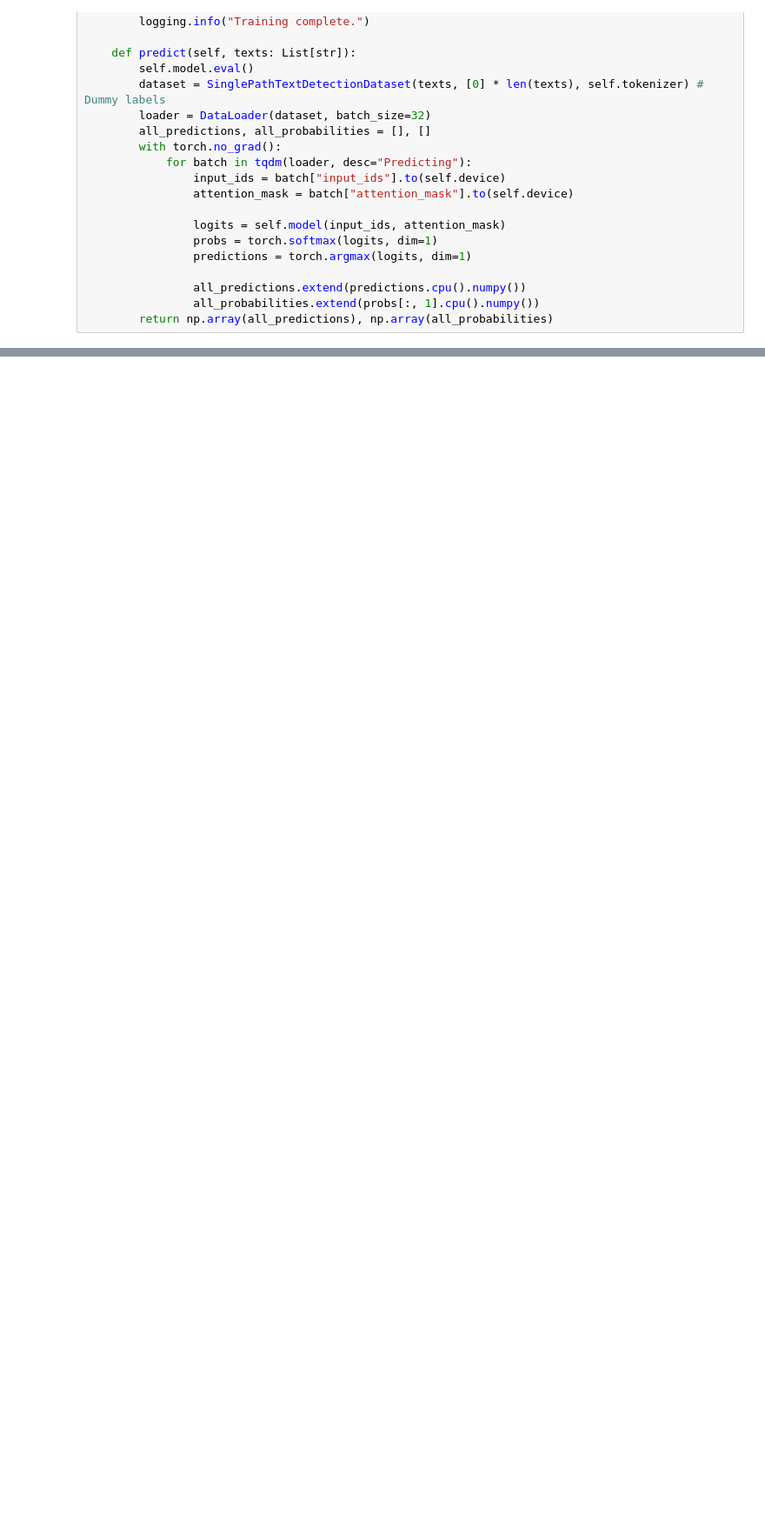
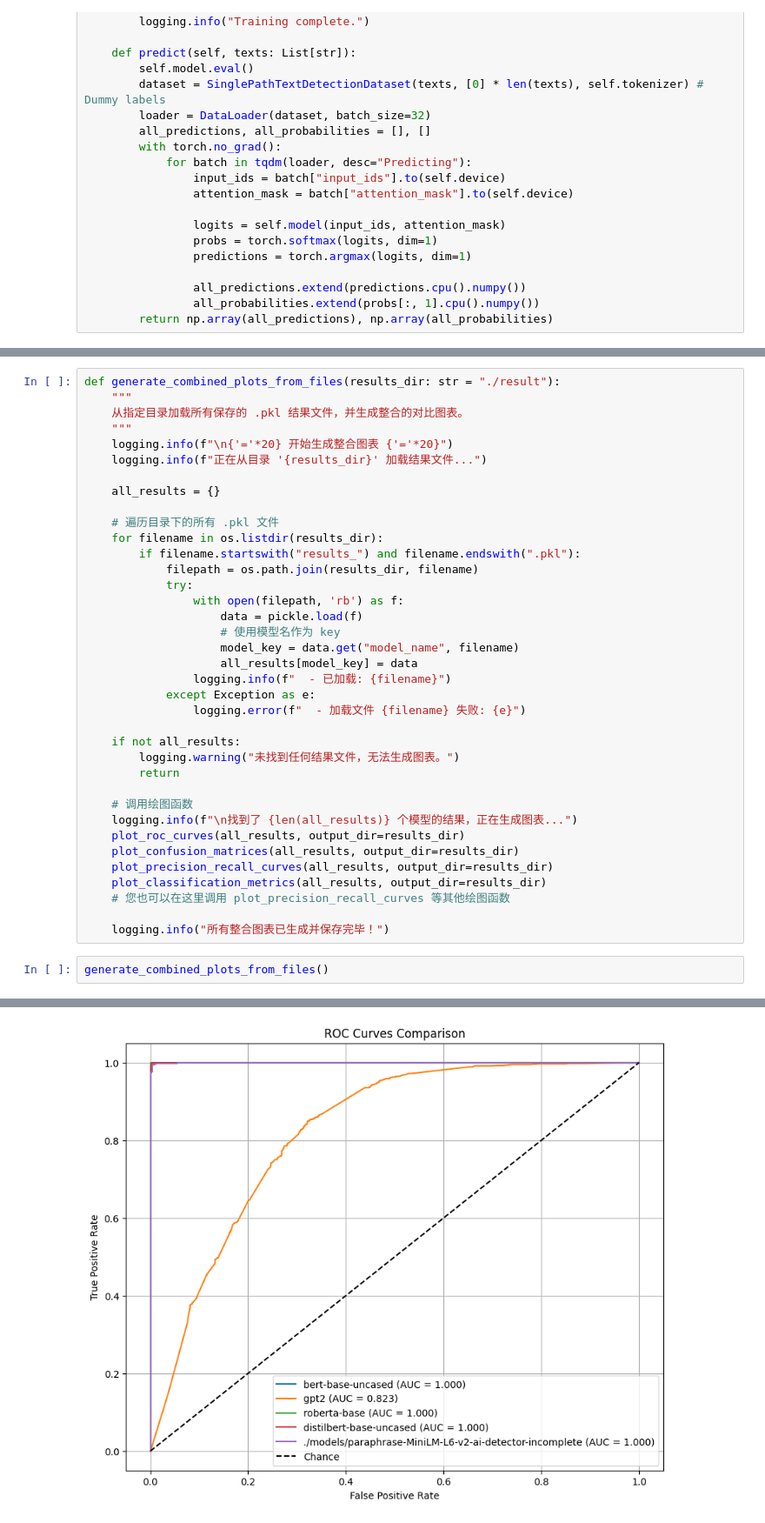
Before and after one commit to zehaosu0301/Detection_Proj, a Jupyter notebook: test1_single_dual.ipynb, the cells around one changed output, grey strips where cells are left out. Shown at 87% size. Saved outputs shown, nothing was run; the diff lists cells and outputs as text; blank space fills up the shorter version.

```diff
--- a/test1_single_dual.ipynb
+++ b/test1_single_dual.ipynb
@@ -2599,0 +2688,40 @@ if __name__ == "__main__":
+# %%
+def generate_combined_plots_from_files(results_dir: str = "./result"):
+    """
+    从指定目录加载所有保存的 .pkl 结果文件，并生成整合的对比图表。
+    """
+    logging.info(f"\n{'='*20} 开始生成整合图表 {'='*20}")
+    logging.info(f"正在从目录 '{results_dir}' 加载结果文件...")
+
+    all_results = {}
+
+    # 遍历目录下的所有 .pkl 文件
+    for filename in os.listdir(results_dir):
+        if filename.startswith("results_") and filename.endswith(".pkl"):
+            filepath = os.path.join(results_dir, filename)
+            try:
+                with open(filepath, 'rb') as f:
+                    data = pickle.load(f)
+                    # 使用模型名作为 key
+                    model_key = data.get("model_name", filename)
+                    all_results[model_key] = data
+                logging.info(f"  - 已加载: {filename}")
+            except Exception as e:
+                logging.error(f"  - 加载文件 {filename} 失败: {e}")
+
+    if not all_results:
+        logging.warning("未找到任何结果文件，无法生成图表。")
+        return
+
+    # 调用绘图函数
+    logging.info(f"\n找到了 {len(all_results)} 个模型的结果，正在生成图表...")
+    plot_roc_curves(all_results, output_dir=results_dir)
+    plot_confusion_matrices(all_results, output_dir=results_dir)
+    plot_precision_recall_curves(all_results, output_dir=results_dir)
+    plot_classification_metrics(all_results, output_dir=results_dir)
+    # 您也可以在这里调用 plot_precision_recall_curves 等其他绘图函数
+
+    logging.info("所有整合图表已生成并保存完毕！")
+# %%
+generate_combined_plots_from_files()
+# %% [output]
@@ -2599,0 +2737 @@ if __name__ == "__main__":
+[figure, added]
```
Also changed, not shown: parts of 3 cells of this notebook, 2 other files.
